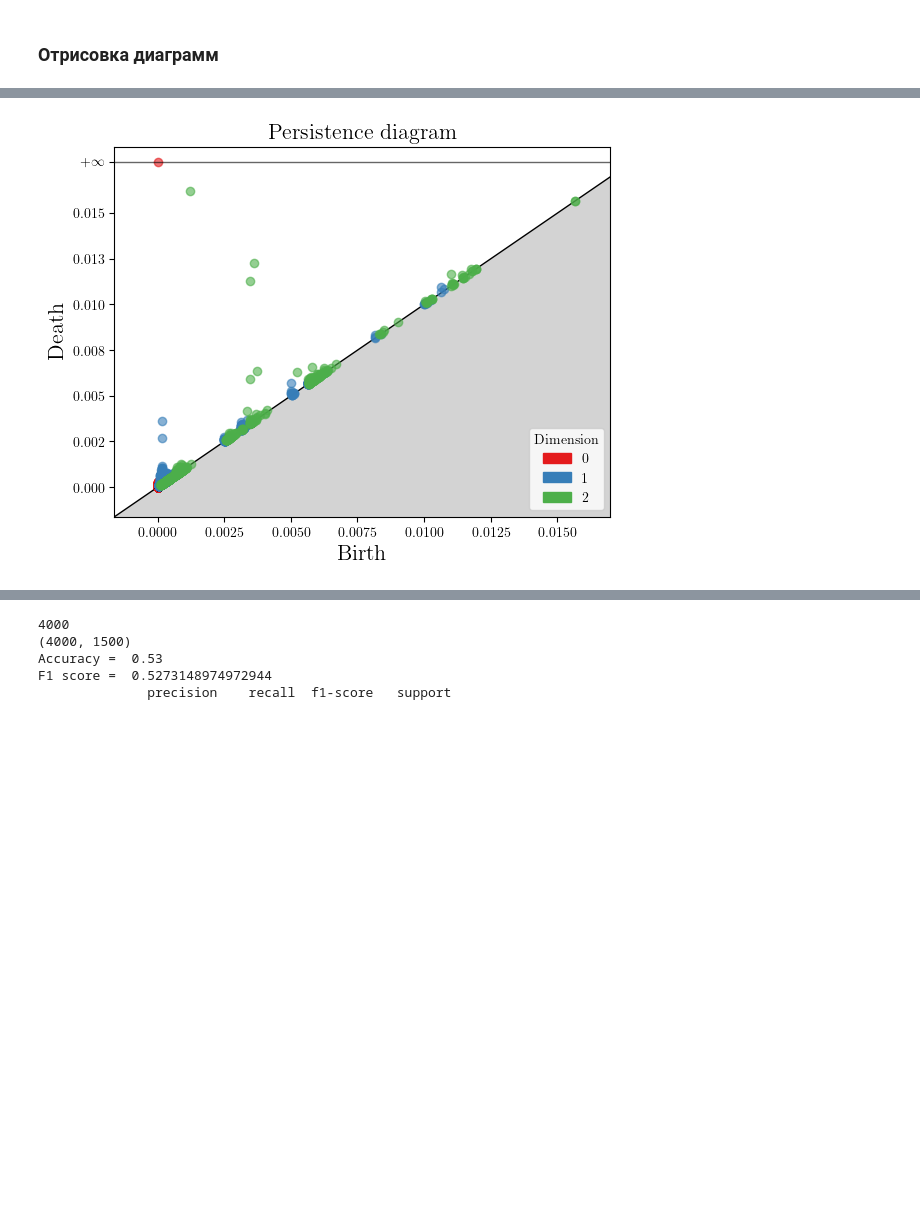
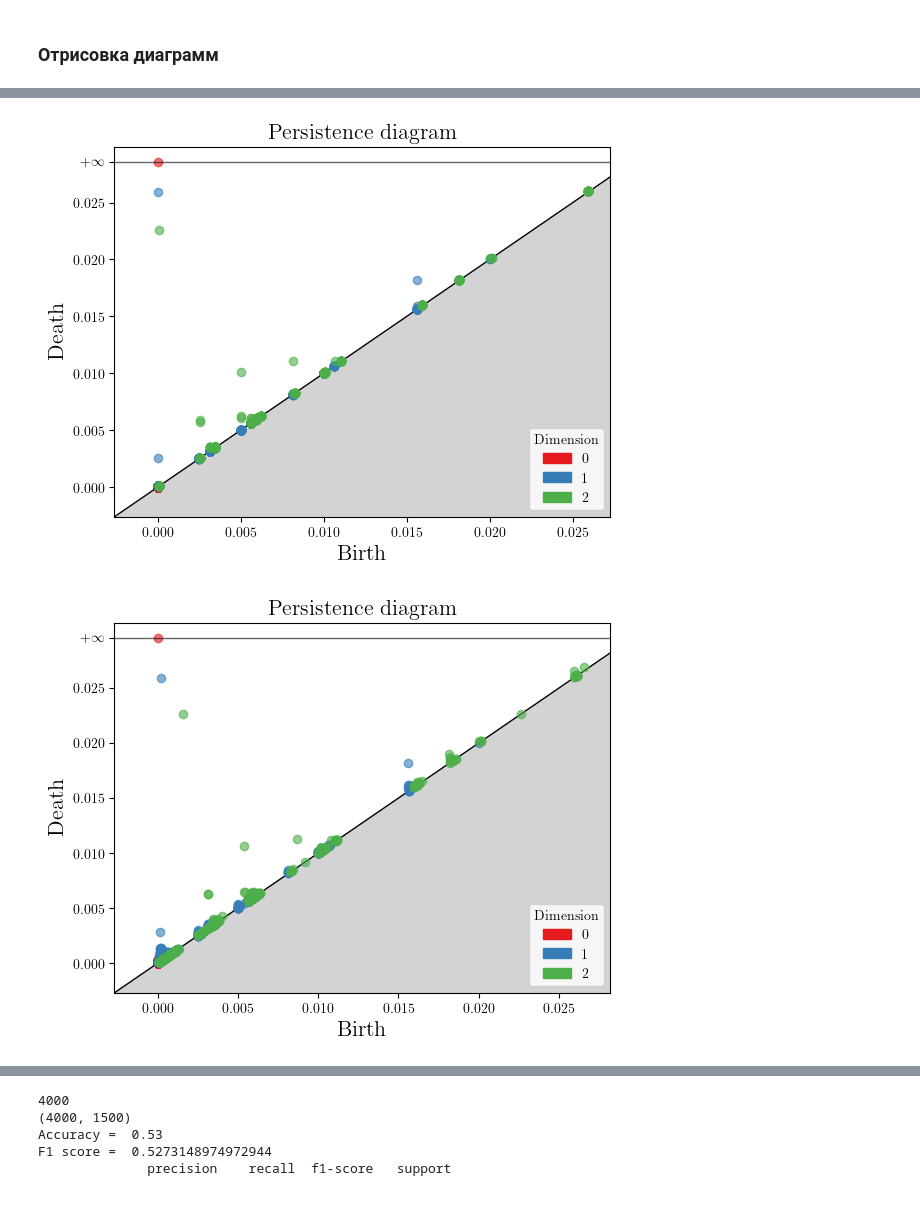
Before and after one commit to KnightKotOR/topology-mnist3d, a Jupyter notebook: feature-extraction/feature-extraction.ipynb, the cells around one changed output, grey strips where cells are left out. Saved outputs shown, nothing was run; the diff lists cells and outputs as text; code cells hidden in the pictures; blank space fills up the shorter version.

```diff
--- a/feature-extraction/feature-extraction.ipynb
+++ b/feature-extraction/feature-extraction.ipynb
@@ -123,5 +128,5 @@ Diagrams saved to data\tda\subsampled_persistence_diagrams_gudhi.pkl
 import utils.save_load
 importlib.reload(utils.save_load)
 
-# diagrams_loaded = diagrams if diagrams is not None else utils.save_load.load_object(diagrams_path)
-subsampled_diagrams_loaded = diagrams_sub if diagrams_sub is not None else utils.save_load.load_object(subsampled_diagrams_path)
+diagrams_loaded = utils.save_load.load_object(diagrams_path)
+subsampled_diagrams_loaded = utils.save_load.load_object(subsampled_diagrams_path)
@@ -137,7 +154,10 @@ utils.plot.plot_persistence(subsampled_diagrams_loaded, labels, 8)
 # %%
 import utils.plot
 importlib.reload(utils.plot)
 
-utils.plot.plot_persistance(subsampled_diagrams_loaded, labels_subsampled, 8)
+digit = 0
+utils.plot.plot_persistence(diagrams_loaded, labels, digit)
+utils.plot.plot_persistence(subsampled_diagrams_loaded, labels, digit)
 # %% [output]
-[figure, old version]
+[figure, new version]
+[figure, added]
```
Also changed, not shown: parts of 29 cells of this notebook, 1 other file.
